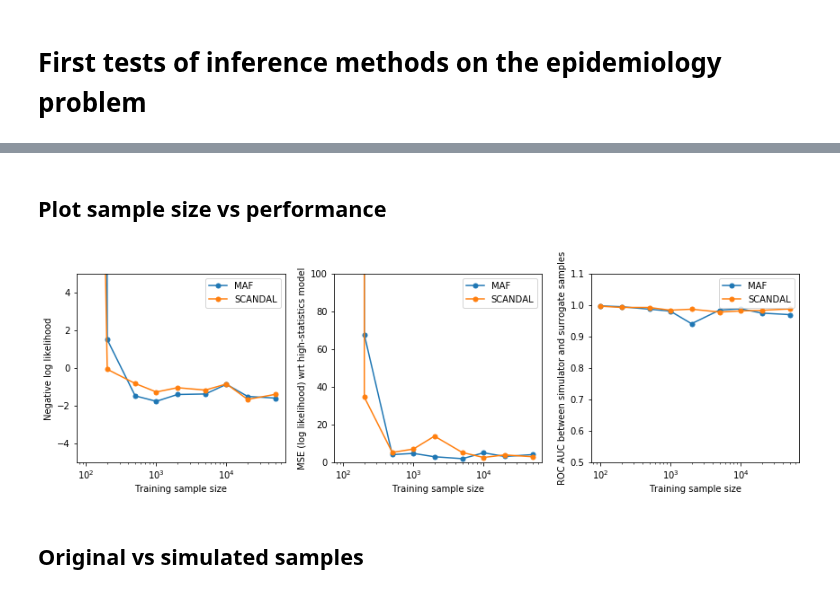
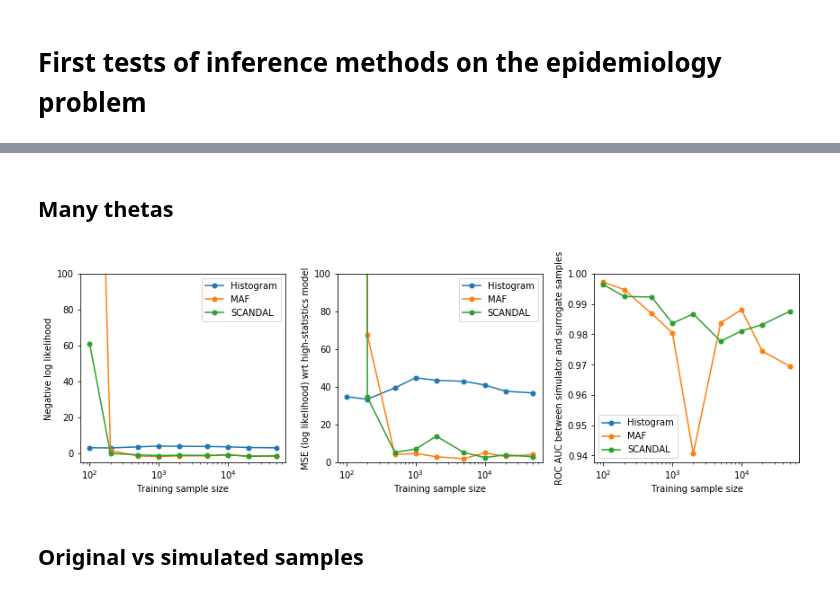
Before and after one commit to johannbrehmer/goldmine, a Jupyter notebook: goldmine/evaluation/epidemiology_performance.ipynb, the cells around one changed output, grey strips where cells are left out. Saved outputs shown, nothing was run; the diff lists cells and outputs as text; code cells hidden in the pictures.

```diff
--- a/goldmine/evaluation/epidemiology_performance.ipynb
+++ b/goldmine/evaluation/epidemiology_performance.ipynb
@@ -11,4 +11,4 @@ from sklearn.metrics import mean_squared_error
 # %%
 sample_sizes = [100, 200, 500, 1000, 2000, 5000, 10000, 20000, 50000]
-methods = ['maf', 'scandal']
-method_labels = ['MAF', 'SCANDAL']
+methods = ['histogram', 'maf', 'scandal']
+method_labels = ['Histogram', 'MAF', 'SCANDAL']
@@ -15,3 +117,9 @@ method_labels = ['MAF', 'SCANDAL']
+# %% [markdown]
+## Many thetas
+# %%
+sample_sizes = [100, 200, 500, 1000, 2000, 5000, 10000, 20000, 50000]
+methods = ['histogram', 'maf', 'scandal']
+method_labels = ['Histogram', 'MAF', 'SCANDAL']
 # %%
 expected_log_likelihoods = []
 log_likelihood_mses = []
@@ -30,9 +138,12 @@ for method in methods:
         log_likelihood = np.load('../data/results/epidemiology/' + method
                                  + '/log_p_hat_test_trainingsamplesize_'
                                  + str(sample_size) + '.npy')
-        roc_auc = np.load('../data/results/epidemiology/' + method
-                          + '/roc_auc_surrogate_vs_simulator_trainingsamplesize_' + str(sample_size)
-                          + '.npy')
+        try:
+            roc_auc = np.load('../data/results/epidemiology/' + method
+                              + '/roc_auc_surrogate_vs_simulator_trainingsamplesize_' + str(sample_size)
+                              + '.npy')
+        except FileNotFoundError:
+            roc_auc = np.nan
 
         try:
             mse = mean_squared_error(log_likelihood_reference, log_likelihood)
@@ -51,8 +162,6 @@ for method in methods:
 expected_log_likelihoods = np.array(expected_log_likelihoods)
 log_likelihood_mses = np.array(log_likelihood_mses)
 roc_aucs = np.array(roc_aucs)
-# %% [markdown]
-## Plot sample size vs performance
 # %%
 fig = plt.figure(figsize=(12,4))
 
@@ -69,7 +178,7 @@ for m, method in enumerate(method_labels):
 
     plt.xlabel('Training sample size')
     plt.ylabel('Negative log likelihood')
-    plt.ylim(-5.,5.)
+    plt.ylim(-5.,100.)
     ax.set_xscale("log", nonposx='clip')
 
 
@@ -80,36 +189,36 @@ for m, method in enumerate(method_labels):
     plt.plot(sample_sizes, log_likelihood_mses[m],
              lw=1.5, ls='-', marker='o', ms=5.,
              label=method)
 
     plt.legend()
 
     plt.xlabel('Training sample size')
     plt.ylabel('MSE (log likelihood) wrt high-statistics model')
-    plt.ylim(0.,100.)
+    plt.ylim(0.,100)
     ax.set_xscale("log", nonposx='clip')
 
 
 
 ax = plt.subplot(1,3,3)
 
 for m, method in enumerate(method_labels):
     plt.plot(sample_sizes, roc_aucs[m],
              lw=1.5, ls='-', marker='o', ms=5.,
              label=method)
 
     plt.legend()
 
     plt.xlabel('Training sample size')
     plt.ylabel('ROC AUC between simulator and surrogate samples')
-    plt.ylim(0.5,1.1)
+    #plt.ylim(0.5,1.1)
     ax.set_xscale("log", nonposx='clip')
 
 
 
 plt.tight_layout()
 plt.show()
 # %% [output]
-[figure, old version]
+[figure, new version]
 # %% [markdown]
 ## Original vs simulated samples
 # %%
```
Also changed, not shown: parts of 5 cells of this notebook, 4 other files.
